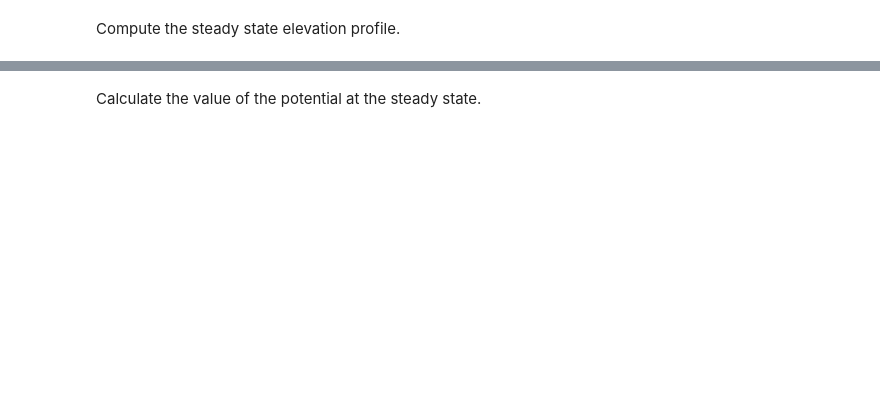
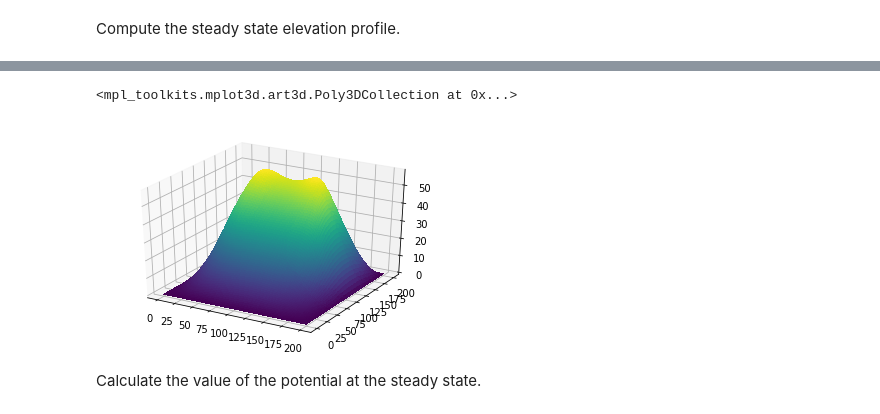
Before and after one commit to danshapero/hillslope, a Jupyter notebook: hillslope.ipynb, the cells around one changed output, grey strips where cells are left out. Drawn from its saved outputs; the diff is of its cells as text; code cells hidden in the pictures; blank space fills up the shorter version.

```diff
--- a/hillslope.ipynb
+++ b/hillslope.ipynb
@@ -41,3 +36,8 @@ firedrake.plot(zs, cmap='viridis', plot3d=True)
+# %%
+firedrake.trisurf(zs)
+# %% [output]
+<mpl_toolkits.mplot3d.art3d.Poly3DCollection at 0x...>
+[figure, added]
 # %% [markdown]
 Calculate the value of the potential at the steady state.
 # %%
```
Also changed, not shown: parts of 7 cells of this notebook.
